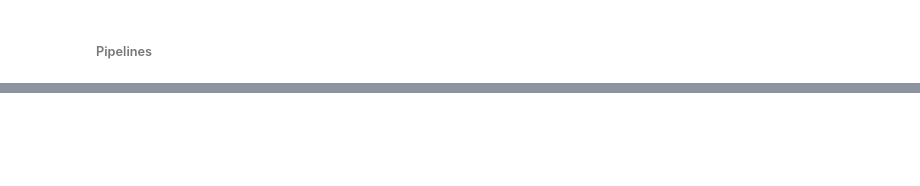
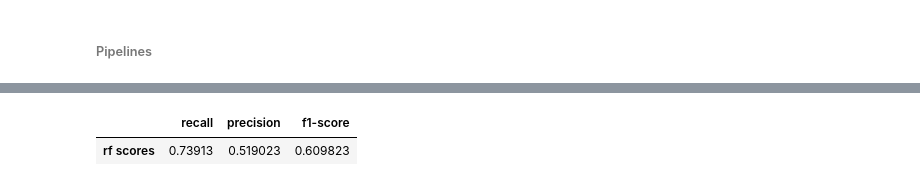
Before and after one commit to RKL13/BS_Telecom_Customer_Churn, a Jupyter notebook: Modeling.ipynb, the cells around one changed output, grey strips where cells are left out. Cells and saved outputs as stored; diff of their text form; code cells hidden in the pictures; blank space fills up the shorter version.

```diff
--- a/Modeling.ipynb
+++ b/Modeling.ipynb
@@ -136 +235,10 @@ dummy_clf = DummyClassifier(strategy='constant', constant=0)
+# %%
+rf_pipe_params = [{
+
+    # Sampling Params
+
+    'Over_Sampling': [None, SMOTE(random_state=random_seed), ADASYN(random_state=34)],
+    'Under_Sampling': [None, RandomUnderSampler(random_state=34)]
+
+}]
 # %%
@@ -170,0 +271,10 @@ dummy_pipeline_gs.cv_results_
+# %%
+rf_pred_train = cross_val_predict(rf_pipe_gs.best_estimator_,
+                                  X_train,
+                                  y_train,
+                                  cv=5,
+                                  n_jobs = -1,
+                                  method="predict_proba")
+# %%
+rf_optimal_threshold = find_optimal_threshold(y_train, rf_pred_train)
+rf_optimal_threshold
@@ -170,0 +287,5 @@ dummy_pipeline_gs.cv_results_
+# %%
+return_recall_precision_f1(y_train, rf_pred_train, rf_optimal_threshold, 'rf')
+# %% [output]
+|  | recall | precision | f1-score |
+| rf scores | 0.73913 | 0.519023 | 0.609823 |
```
Also changed, not shown: parts of 40 cells of this notebook.
